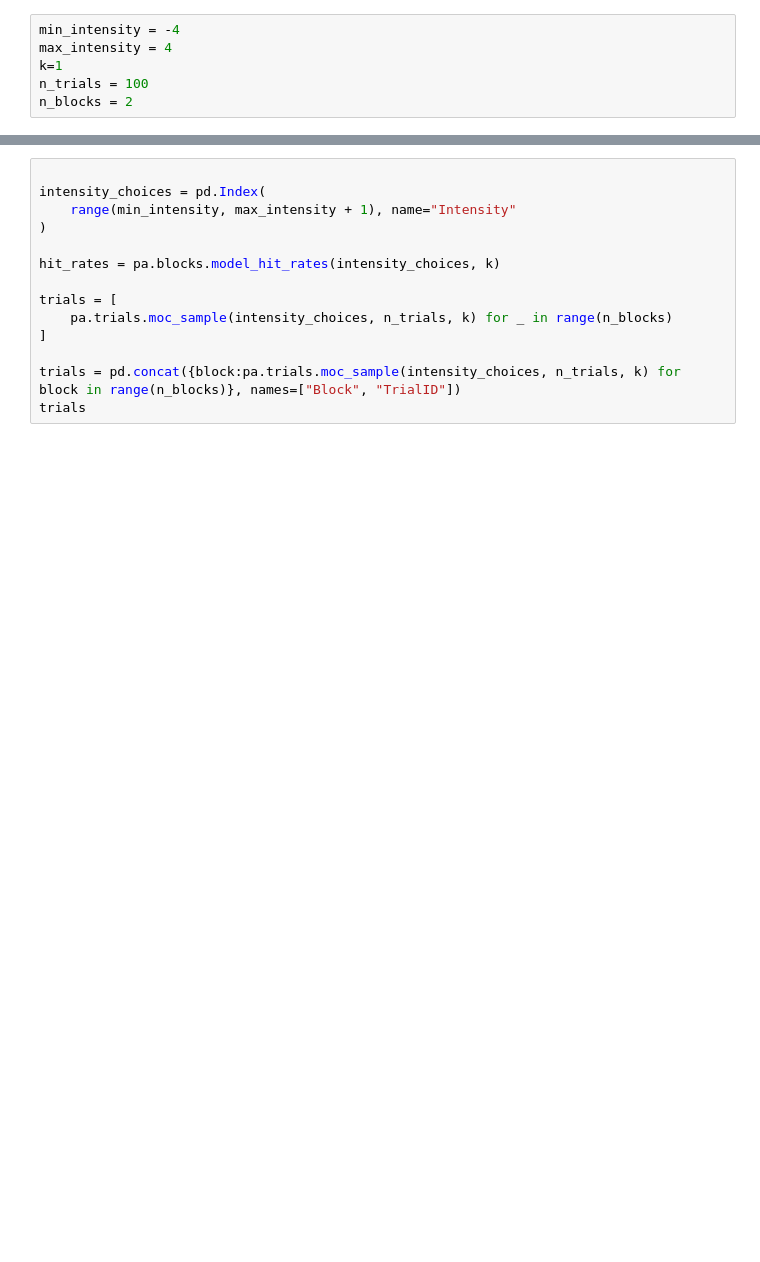
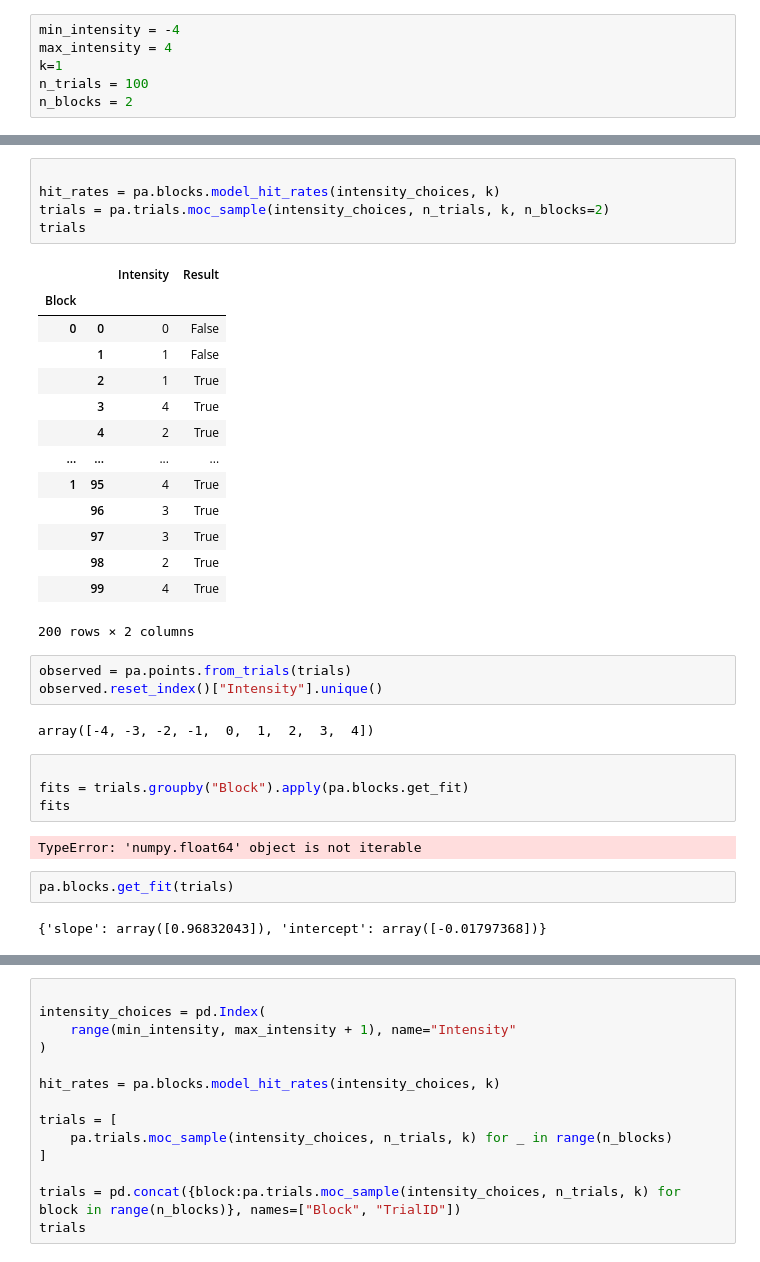
Before and after one commit to psychoanalyze/psychoanalyze, a Jupyter notebook: demo.ipynb, the cells around one changed output, grey strips where cells are left out. Drawn from its saved outputs; the diff is of its cells as text; blank space fills up the shorter version.

```diff
--- a/demo.ipynb
+++ b/demo.ipynb
@@ -16,0 +21,35 @@ n_blocks = 2
+# %%
+
+hit_rates = pa.blocks.model_hit_rates(intensity_choices, k)
+trials = pa.trials.moc_sample(intensity_choices, n_trials, k, n_blocks=2)
+trials
+# %% [output]
+|  |  | Intensity | Result |
+| Block |  |  |  |
+| 0 | 0 | 0 | False |
+|  | 1 | 1 | False |
+|  | 2 | 1 | True |
+|  | 3 | 4 | True |
+|  | 4 | 2 | True |
+| ... | ... | ... | ... |
+| 1 | 95 | 4 | True |
+|  | 96 | 3 | True |
+|  | 97 | 3 | True |
+|  | 98 | 2 | True |
+|  | 99 | 4 | True |
+200 rows × 2 columns
+# %%
+observed = pa.points.from_trials(trials)
+observed.reset_index()["Intensity"].unique()
+# %% [output]
+array([-4, -3, -2, -1,  0,  1,  2,  3,  4])
+# %%
+
+fits = trials.groupby("Block").apply(pa.blocks.get_fit)
+fits
+# %% [output]
+TypeError: 'numpy.float64' object is not iterable
+# %%
+pa.blocks.get_fit(trials)
+# %% [output]
+{'slope': array([0.96832043]), 'intercept': array([-0.01797368])}
```
Also changed, not shown: parts of 5 cells of this notebook, 5 other files.
